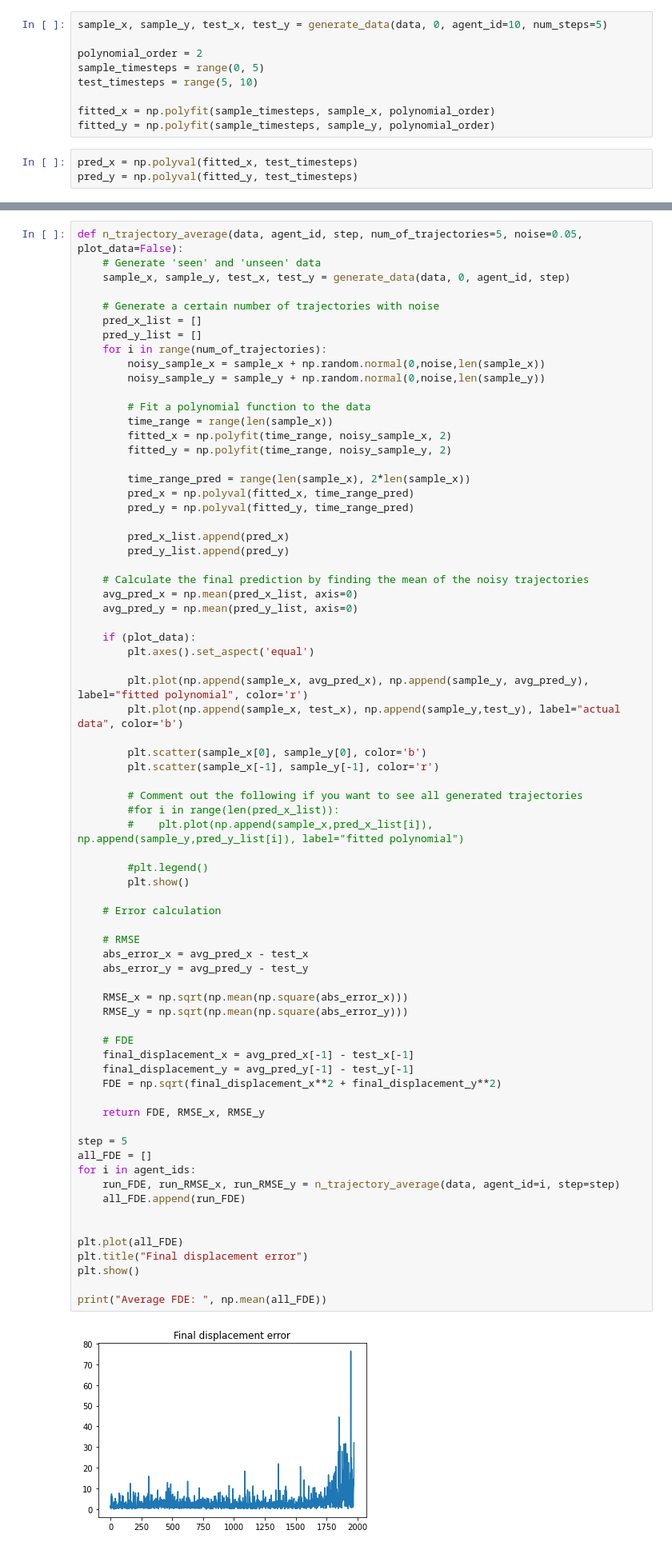
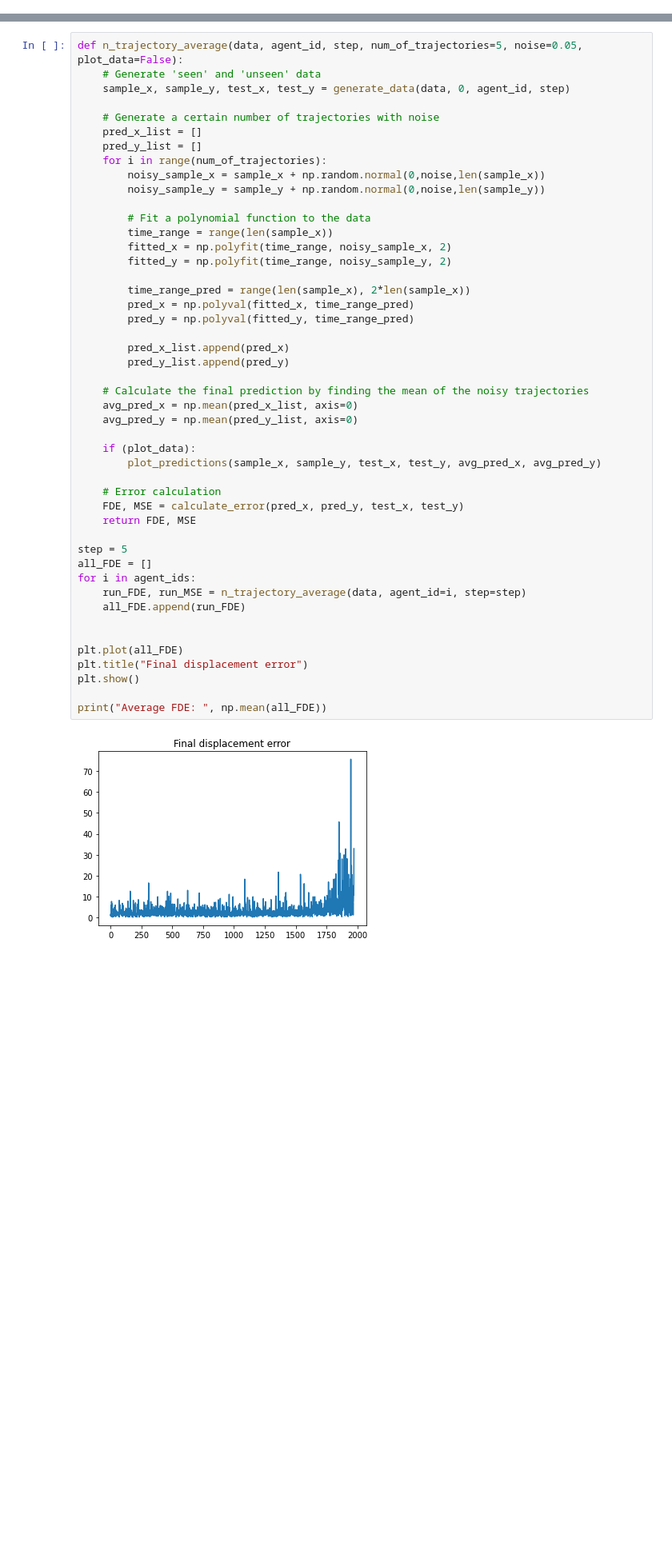
Before and after one commit to karlriis/trajectory-forecasting, a Jupyter notebook: Edinburgh-test.ipynb, the cells around one changed output, grey strips where cells are left out. Shown at 80% size. Cells and saved outputs as stored; diff of their text form; blank space fills up the shorter version.

```diff
--- a/Edinburgh-test.ipynb
+++ b/Edinburgh-test.ipynb
@@ -68,12 +104,0 @@ def generate_data(data, begin_idx, agent_id, num_steps=5):
-# %%
-sample_x, sample_y, test_x, test_y = generate_data(data, 0, agent_id=10, num_steps=5)
-
-polynomial_order = 2
-sample_timesteps = range(0, 5)
-test_timesteps = range(5, 10)
-
-fitted_x = np.polyfit(sample_timesteps, sample_x, polynomial_order)
-fitted_y = np.polyfit(sample_timesteps, sample_y, polynomial_order)
-# %%
-pred_x = np.polyval(fitted_x, test_timesteps)
-pred_y = np.polyval(fitted_y, test_timesteps)
@@ -120,60 +133,35 @@ def n_trajectory_average(data, agent_id, step, num_of_trajectories=5, noise=0.05
         fitted_x = np.polyfit(time_range, noisy_sample_x, 2)
         fitted_y = np.polyfit(time_range, noisy_sample_y, 2)
 
         time_range_pred = range(len(sample_x), 2*len(sample_x))
         pred_x = np.polyval(fitted_x, time_range_pred)
         pred_y = np.polyval(fitted_y, time_range_pred)
 
         pred_x_list.append(pred_x)
         pred_y_list.append(pred_y)
 
     # Calculate the final prediction by finding the mean of the noisy trajectories
     avg_pred_x = np.mean(pred_x_list, axis=0)
     avg_pred_y = np.mean(pred_y_list, axis=0)
 
     if (plot_data):
-        plt.axes().set_aspect('equal')
-
-        plt.plot(np.append(sample_x, avg_pred_x), np.append(sample_y, avg_pred_y), label="fitted polynomial", color='r')
-        plt.plot(np.append(sample_x, test_x), np.append(sample_y,test_y), label="actual data", color='b')
-
-        plt.scatter(sample_x[0], sample_y[0], color='b')
-        plt.scatter(sample_x[-1], sample_y[-1], color='r')
-
-        # Comment out the following if you want to see all generated trajectories
-        #for i in range(len(pred_x_list)):
-        #    plt.plot(np.append(sample_x,pred_x_list[i]), np.append(sample_y,pred_y_list[i]), label="fitted polynomial")
-
-        #plt.legend()
-        plt.show()
+        plot_predictions(sample_x, sample_y, test_x, test_y, avg_pred_x, avg_pred_y)
 
     # Error calculation
-
-    # RMSE
-    abs_error_x = avg_pred_x - test_x
-    abs_error_y = avg_pred_y - test_y
-
-    RMSE_x = np.sqrt(np.mean(np.square(abs_error_x)))
-    RMSE_y = np.sqrt(np.mean(np.square(abs_error_y)))
-
-    # FDE
-    final_displacement_x = avg_pred_x[-1] - test_x[-1]
-    final_displacement_y = avg_pred_y[-1] - test_y[-1]
-    FDE = np.sqrt(final_displacement_x**2 + final_displacement_y**2)
-
-    return FDE, RMSE_x, RMSE_y
+    FDE, MSE = calculate_error(pred_x, pred_y, test_x, test_y)
+    return FDE, MSE
 
 step = 5
 all_FDE = []
 for i in agent_ids:
-    run_FDE, run_RMSE_x, run_RMSE_y = n_trajectory_average(data, agent_id=i, step=step)
+    run_FDE, run_MSE = n_trajectory_average(data, agent_id=i, step=step)
     all_FDE.append(run_FDE)
 
 
 plt.plot(all_FDE)
 plt.title("Final displacement error")
 plt.show()
 
 print("Average FDE: ", np.mean(all_FDE))
 # %% [output]
-[figure, old version]
+[figure, new version]
```
Also changed, not shown: parts of 12 cells of this notebook.
